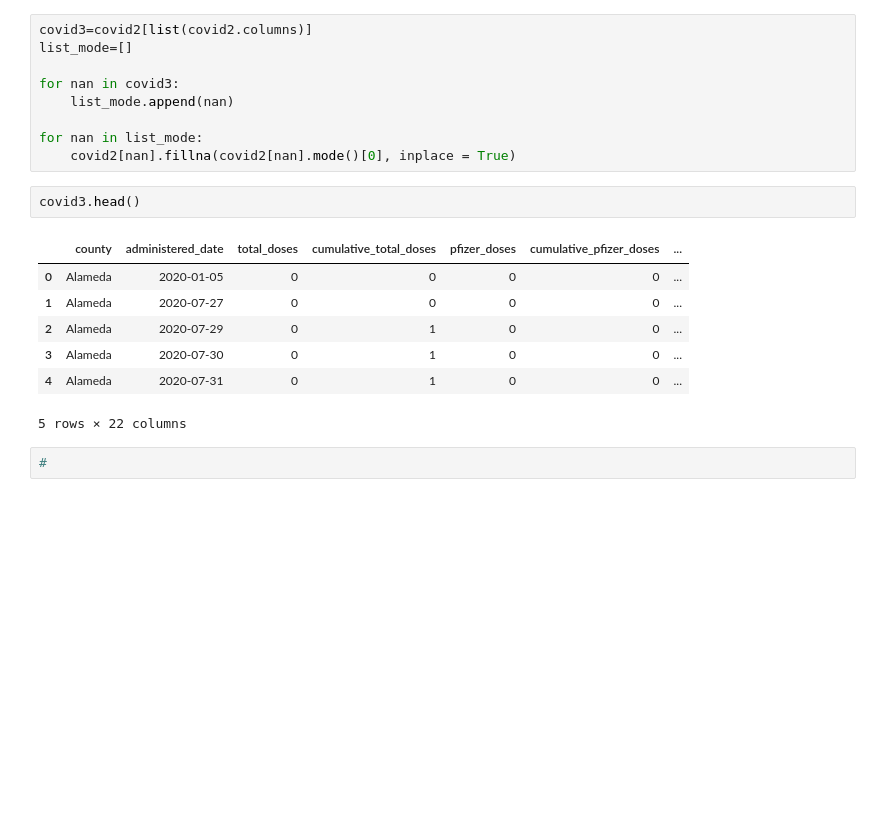
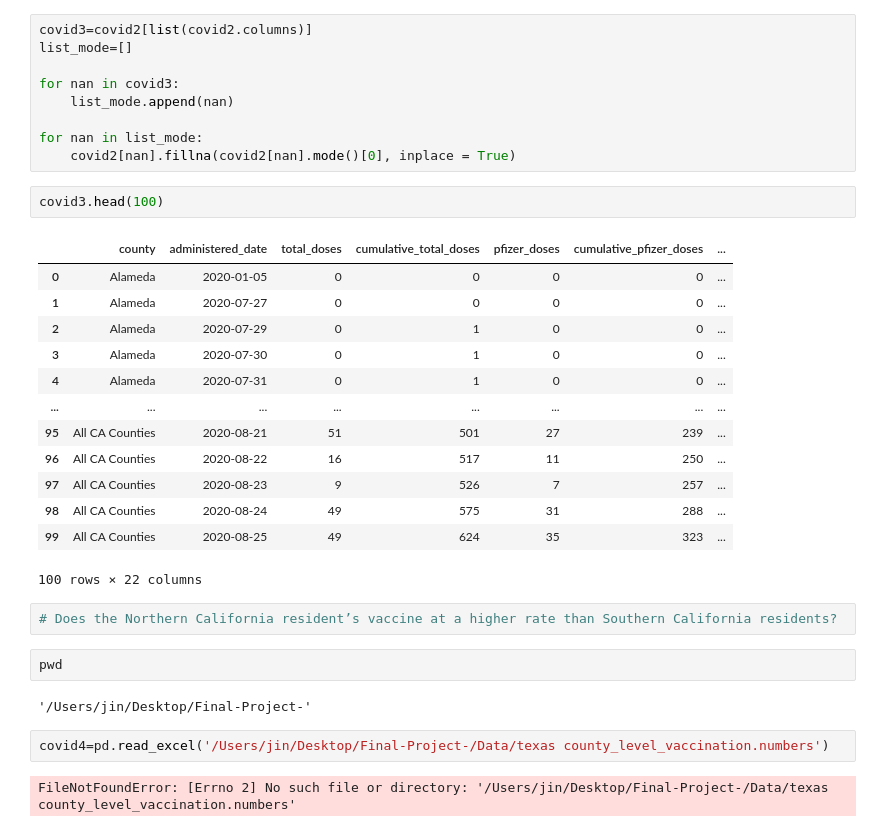
Before and after one commit to jivette001/Final-Project-, a Jupyter notebook: FinalNotebook-Jasmin.ipynb, the cells around one changed output. Drawn from its saved outputs; the diff is of its cells as text; blank space fills up the shorter version.

```diff
--- a/FinalNotebook-Jasmin.ipynb
+++ b/FinalNotebook-Jasmin.ipynb
@@ -225,14 +210,28 @@ for nan in covid3:
 for nan in list_mode:
     covid2[nan].fillna(covid2[nan].mode()[0], inplace = True)
 # %%
-covid3.head()
+covid3.head(100)
 # %% [output]
 |  | county | administered_date | total_doses | cumulative_total_doses | pfizer_doses | cumulative_pfizer_doses | ... |
 | 0 | Alameda | 2020-01-05 | 0 | 0 | 0 | 0 | ... |
 | 1 | Alameda | 2020-07-27 | 0 | 0 | 0 | 0 | ... |
 | 2 | Alameda | 2020-07-29 | 0 | 1 | 0 | 0 | ... |
 | 3 | Alameda | 2020-07-30 | 0 | 1 | 0 | 0 | ... |
 | 4 | Alameda | 2020-07-31 | 0 | 1 | 0 | 0 | ... |
+| ... | ... | ... | ... | ... | ... | ... | ... |
+| 95 | All CA Counties | 2020-08-21 | 51 | 501 | 27 | 239 | ... |
+| 96 | All CA Counties | 2020-08-22 | 16 | 517 | 11 | 250 | ... |
+| 97 | All CA Counties | 2020-08-23 | 9 | 526 | 7 | 257 | ... |
+| 98 | All CA Counties | 2020-08-24 | 49 | 575 | 31 | 288 | ... |
+| 99 | All CA Counties | 2020-08-25 | 49 | 624 | 35 | 323 | ... |
-5 rows × 22 columns
+100 rows × 22 columns
-# %%
-#
+# %%
+# Does the Northern California resident’s vaccine at a higher rate than Southern California residents?
+# %%
+pwd
+# %% [output]
+'/Users/jin/Desktop/Final-Project-'
+# %%
+covid4=pd.read_excel('/Users/jin/Desktop/Final-Project-/Data/texas county_level_vaccination.numbers')
+# %% [output]
+FileNotFoundError: [Errno 2] No such file or directory: '/Users/jin/Desktop/Final-Project-/Data/texas county_level_vaccination.numbers'
```
Also changed, not shown: parts of 6 cells of this notebook, 8 other files.
